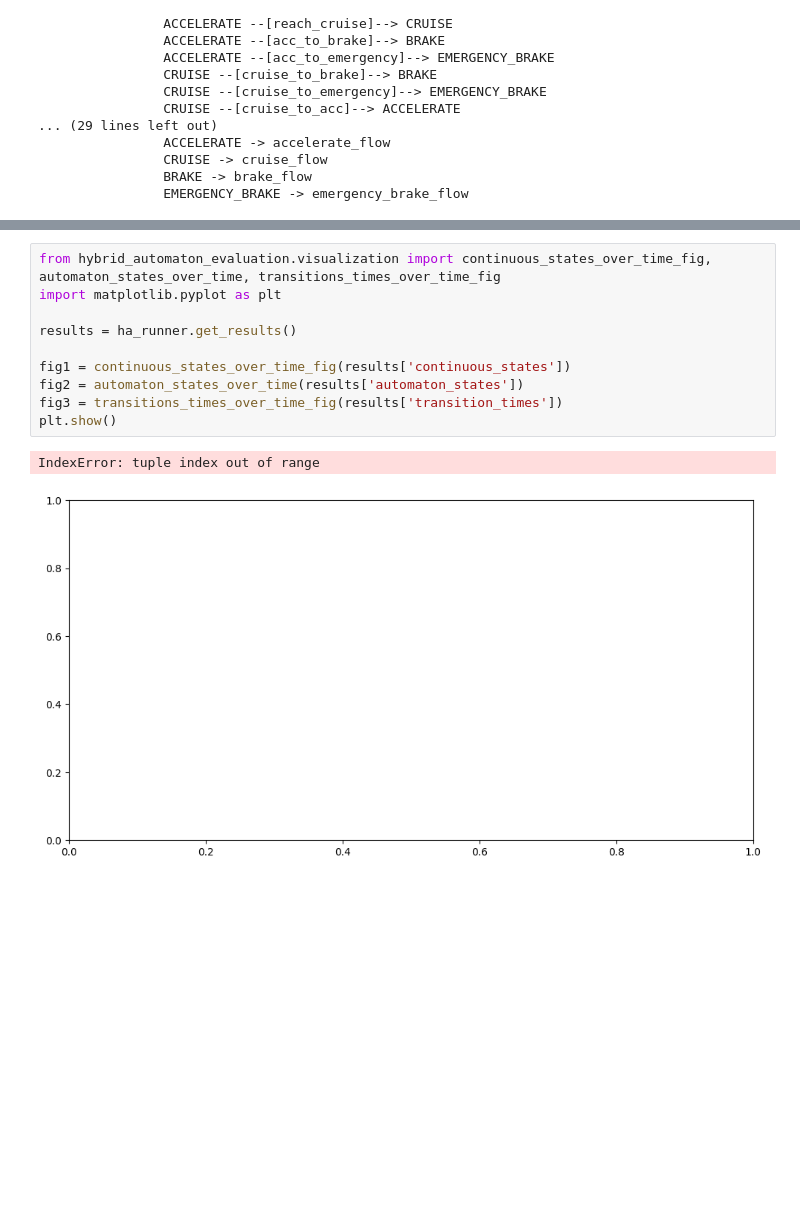
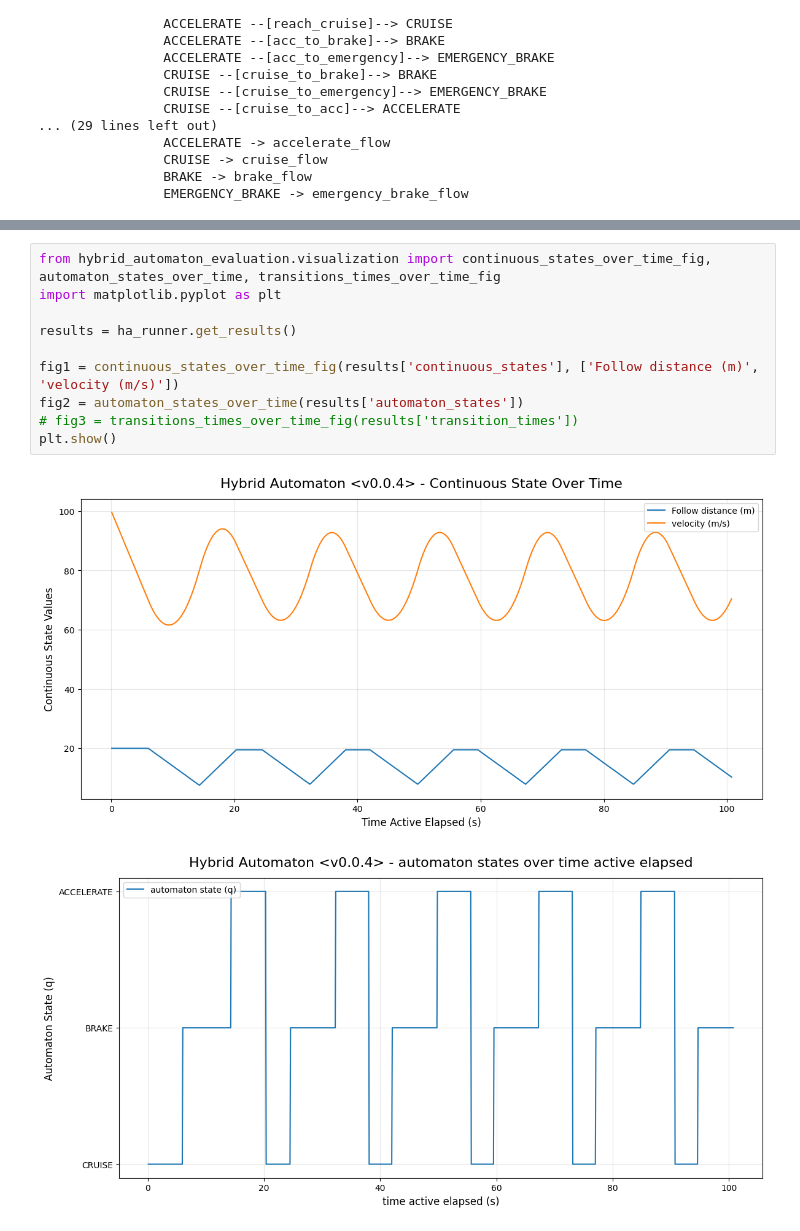
Before and after one commit to rymc-dev/hybrid-automaton, a Jupyter notebook: notebooks/cruise_control_hybrid_automaton.ipynb, the cells around one changed output, grey strips where cells are left out. Saved outputs shown, nothing was run; the diff lists cells and outputs as text; blank space fills up the shorter version.

```diff
--- a/notebooks/cruise_control_hybrid_automaton.ipynb
+++ b/notebooks/cruise_control_hybrid_automaton.ipynb
@@ -123,13 +121,13 @@ stateDiagram-v2
 # %%
 from hybrid_automaton_evaluation.visualization import continuous_states_over_time_fig, automaton_states_over_time, transitions_times_over_time_fig
 import matplotlib.pyplot as plt
 
 results = ha_runner.get_results()
 
-fig1 = continuous_states_over_time_fig(results['continuous_states'])
+fig1 = continuous_states_over_time_fig(results['continuous_states'], ['Follow distance (m)', 'velocity (m/s)'])
 fig2 = automaton_states_over_time(results['automaton_states'])
-fig3 = transitions_times_over_time_fig(results['transition_times'])
+# fig3 = transitions_times_over_time_fig(results['transition_times'])
 plt.show()
 # %% [output]
-IndexError: tuple index out of range
-[figure, old version]
+[figure, new version]
+[figure, added]
```
Also changed, not shown: parts of 2 cells of this notebook, 2 other files.
